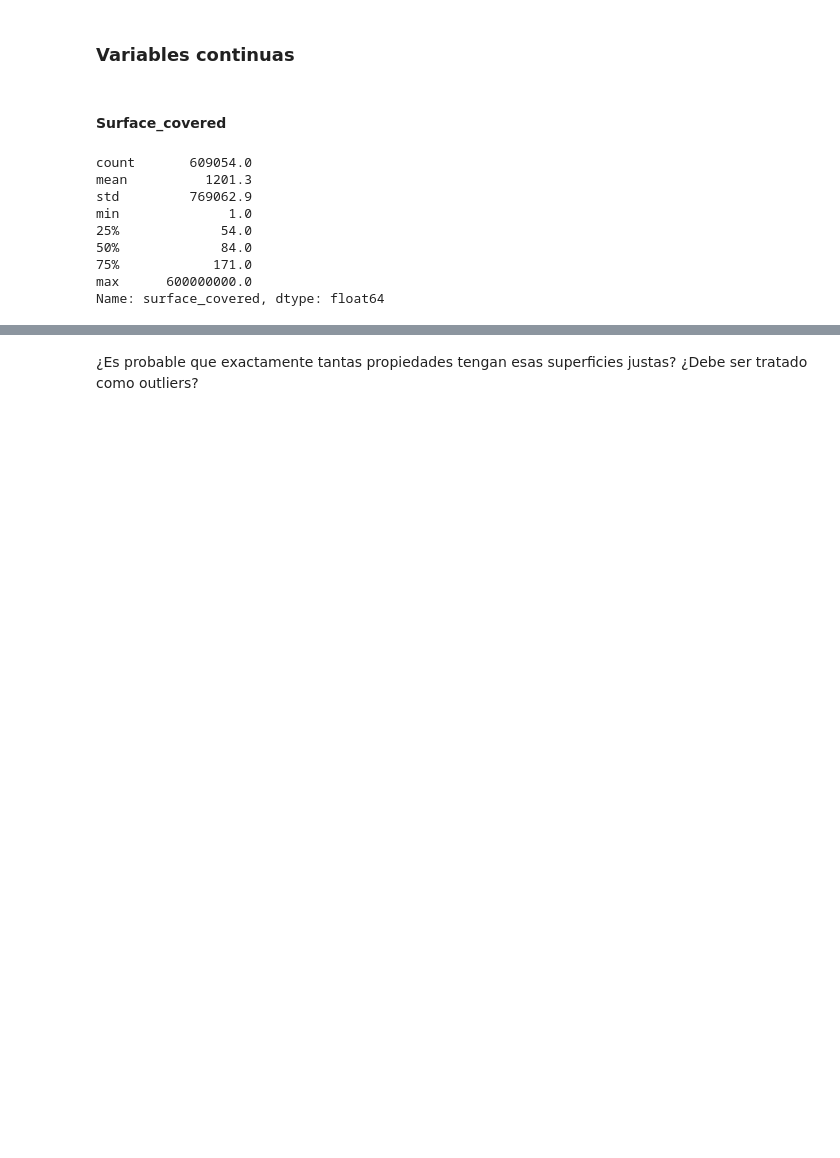
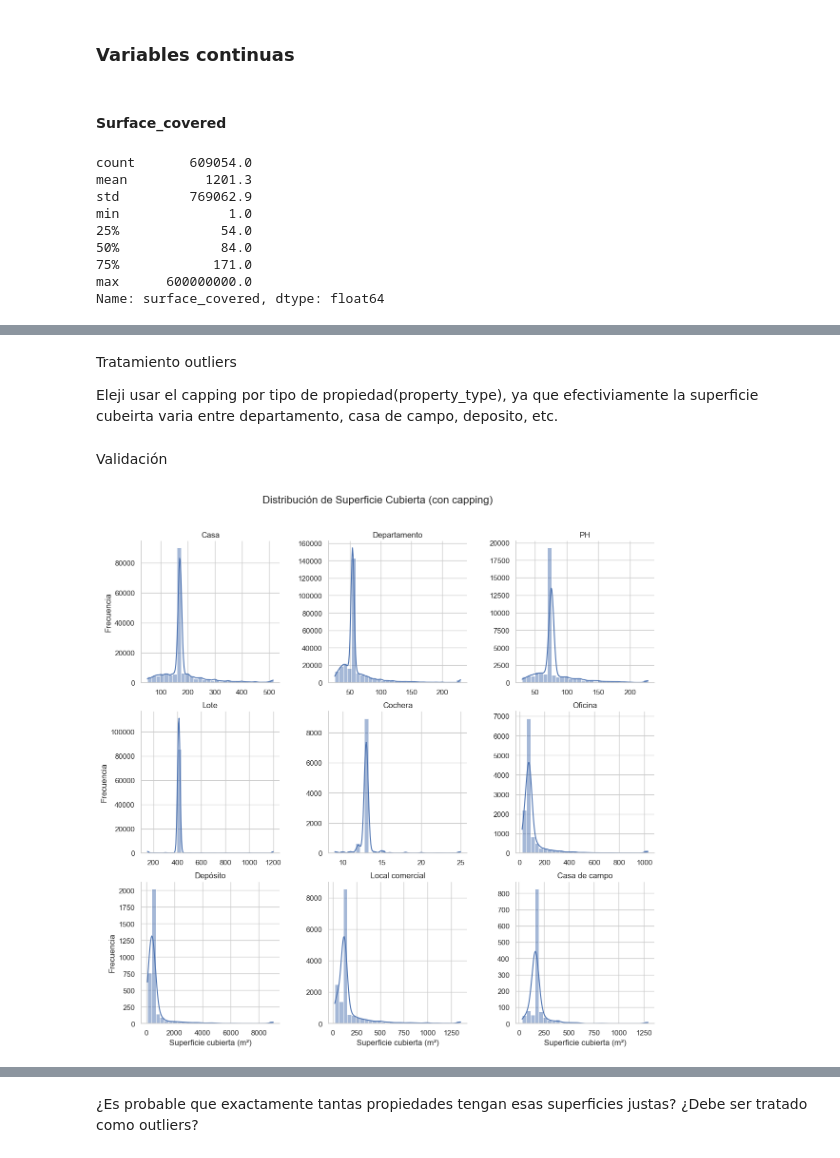
Before and after one commit to fabiola2024/Data_Science-II, a Jupyter notebook: 2_EDA & Visualización/EDA.ipynb, the cells around one changed output, grey strips where cells are left out. Cells and saved outputs as stored; diff of their text form; code cells hidden in the pictures; blank space fills up the shorter version.

```diff
--- a/2_EDA & Visualización/EDA.ipynb
+++ b/2_EDA & Visualización/EDA.ipynb
@@ -388,0 +430,3 @@ plt.show()
+# %%
+p99 = data_arg['bedrooms'].quantile(0.99)  # 5.0
+data_arg['bedrooms_capped'] = data_arg['bedrooms'].apply(lambda x: p99 if x > p99 else x)
@@ -399,3 +467,6 @@ Distribución con sesgo positivo. Porque la mayoria de las propiedades tienen en
+# %%
+p99 = data_arg['bathrooms'].quantile(0.99)  # 5.0
+data_arg['bathrooms_capped'] = data_arg['bathrooms'].apply(lambda x: p99 if x > p99 else x)
 # %% [markdown]
 ### Variables continuas
 # %% [markdown]
@@ -512,0 +577,41 @@ Insight:
+# %% [markdown]
+Tratamiento outliers
+
+Eleji usar el capping por tipo de propiedad(property_type), ya que efectiviamente la superficie cubeirta varia entre departamento, casa de campo, deposito, etc.
+# %%
+# Crear copia para trabajar sin modificar la original
+data_arg['surface_covered_capped'] = data_arg['surface_covered']
+
+# Agrupar por tipo de propiedad y aplicar capping personalizado
+for prop_type, group in data_arg.groupby('property_type'):
+    lower = group['surface_covered'].quantile(0.01)
+    upper = group['surface_covered'].quantile(0.99)
+
+    # Aplicar clip solo a los índices correspondientes a este grupo
+    idx = group.index
+    data_arg.loc[idx, 'surface_covered_capped'] = data_arg.loc[idx, 'surface_covered'].clip(lower=lower, upper=upper)
+# %% [markdown]
+Validación
+# %%
+import seaborn as sns
+import matplotlib.pyplot as plt
+
+# Configurar estilo general
+sns.set(style="whitegrid")
+
+# Crear el FacetGrid por tipo de propiedad
+g = sns.FacetGrid(data_arg, col="property_type", col_wrap=3, height=4, sharex=False, sharey=False)
+
+# Graficar histogramas con KDE
+g.map(sns.histplot, "surface_covered_capped", bins=30, kde=True, color="#4c72b0")
+
+# Etiquetas y formato
+g.set_titles("{col_name}")
+g.set_axis_labels("Superficie cubierta (m²)", "Frecuencia")
+g.fig.subplots_adjust(top=0.9)
+g.fig.suptitle("Distribución de Superficie Cubierta (con capping)", fontsize=16)
+
+# Mostrar
+plt.show()
+# %% [output]
+[figure, added]
```
Also changed, not shown: parts of 69 cells of this notebook.
